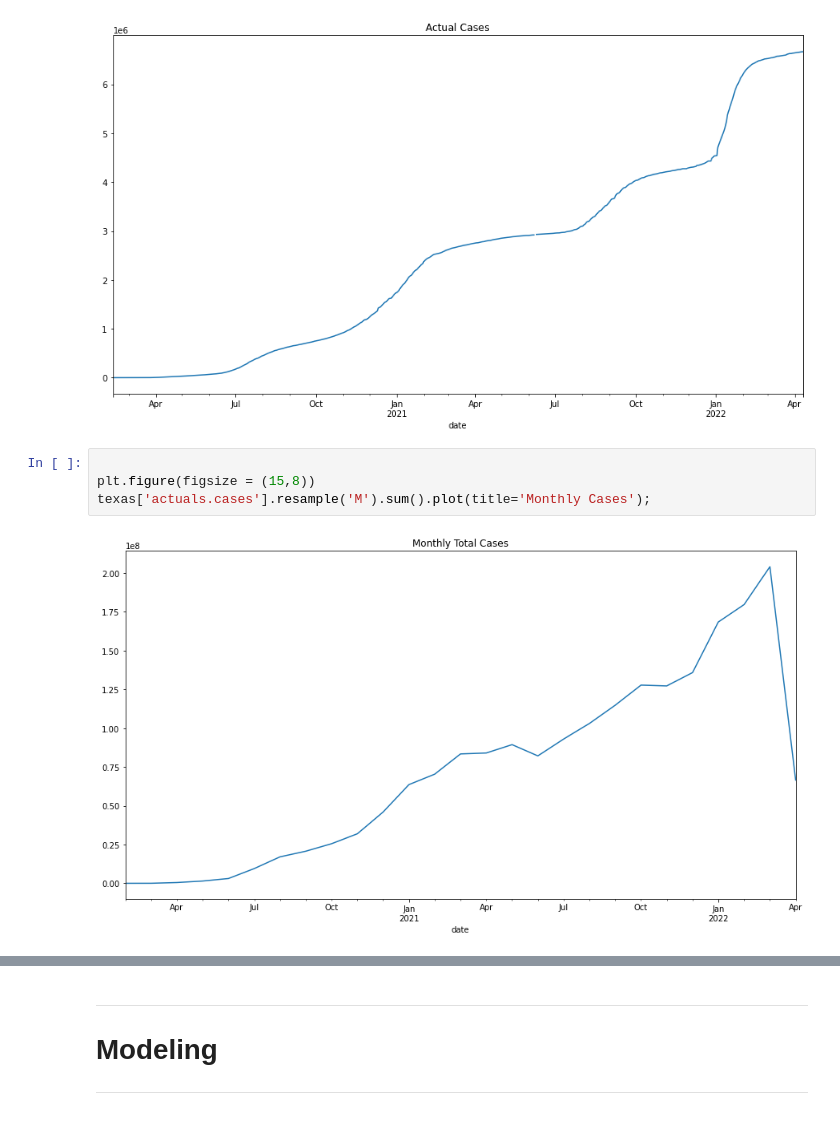
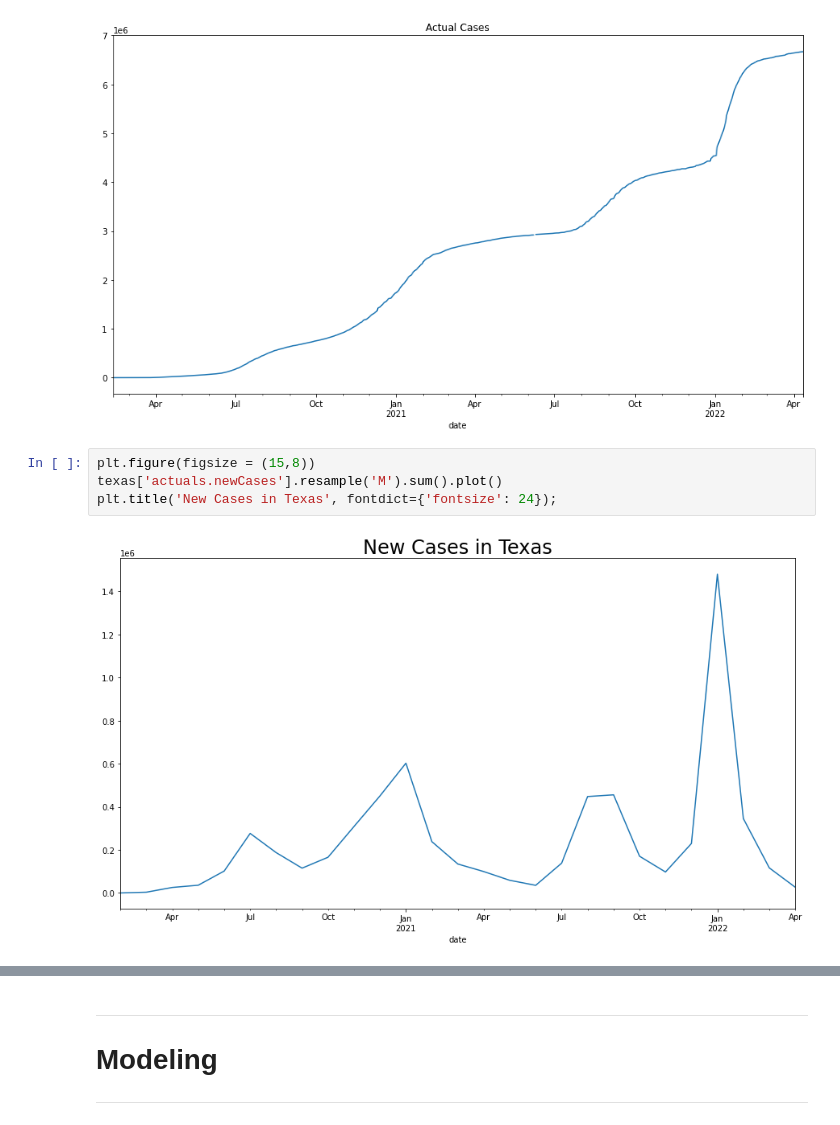
Before and after one commit to JeanetteSchulz/Covid_Analysis, a Jupyter notebook: Jeanettes_Project_Workbook.ipynb, the cells around one changed output, grey strips where cells are left out. Drawn from its saved outputs; the diff is of its cells as text.

```diff
--- a/Jeanettes_Project_Workbook.ipynb
+++ b/Jeanettes_Project_Workbook.ipynb
@@ -554,8 +576,8 @@ texas['actuals.cases'].plot(title='Actual Cases');
 # %% [output]
 [figure]
 # %%
-
 plt.figure(figsize = (15,8))
-texas['actuals.cases'].resample('M').sum().plot(title='Monthly Cases');
+texas['actuals.newCases'].resample('M').sum().plot()
+plt.title('New Cases in Texas', fontdict={'fontsize': 24});
 # %% [output]
-[figure, old version]
+[figure, new version]
```
Also changed, not shown: parts of 27 cells of this notebook.
